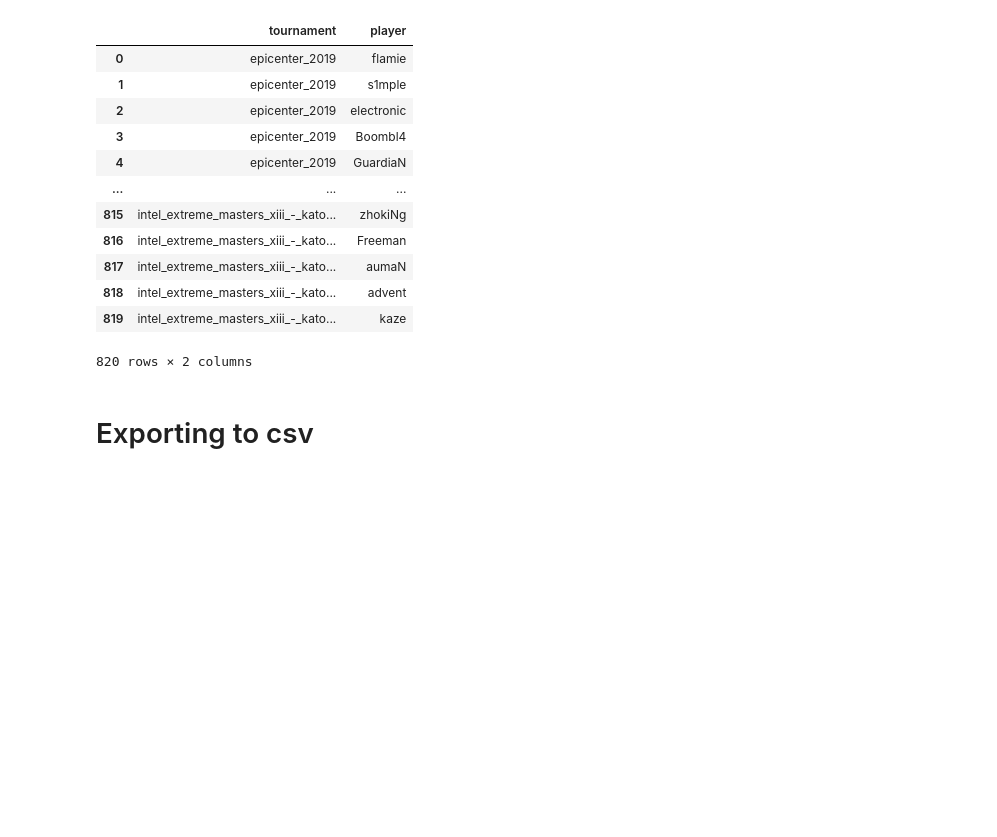
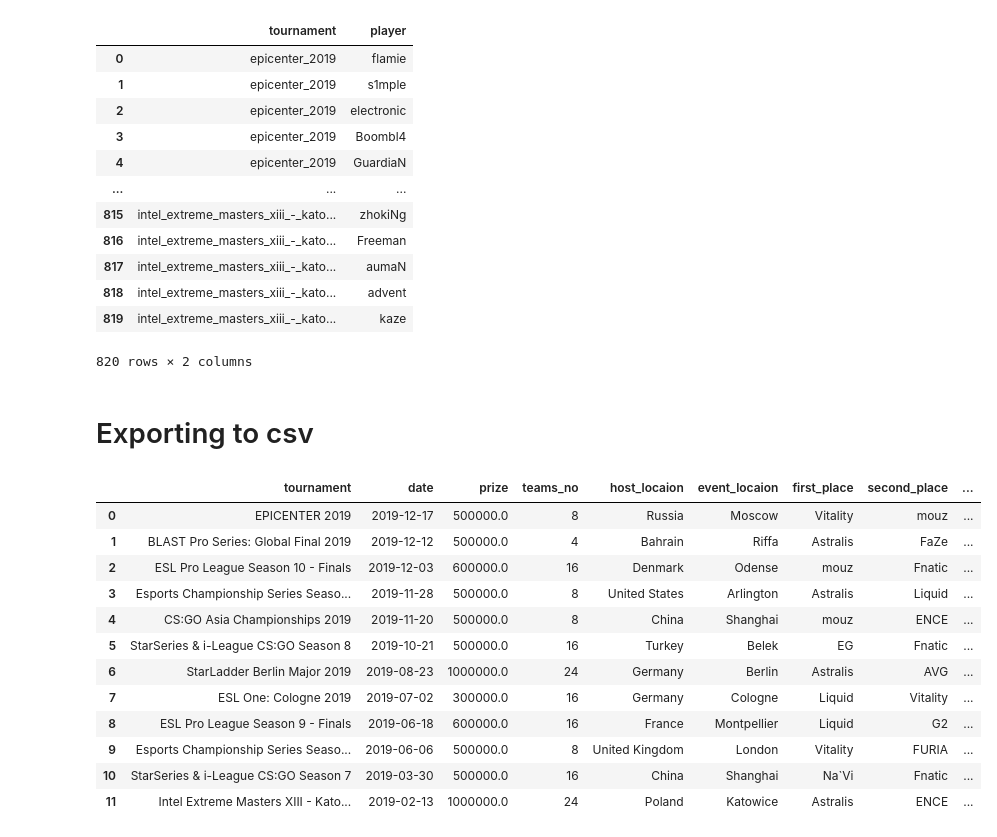
Before and after one commit to Lucascapdeville/Data_Gathering_Visualization, a Jupyter notebook: Data_Gathering.ipynb, the cells around one changed output. Saved outputs shown, nothing was run; the diff lists cells and outputs as text; code cells hidden in the pictures; blank space fills up the shorter version.

```diff
--- a/Data_Gathering.ipynb
+++ b/Data_Gathering.ipynb
@@ -10,7 +11,7 @@ import numpy as np
 # %% [markdown]
 ## Using liquipediapy
 # %%
-csgo_apy = counterstrike("Data_gathering(lucascapdeville@gmail.com)")
+csgo_apy = counterstrike(f"Data_gathering({os.getenv('email')})")
 # %%
 csgo_tournaments = csgo_apy.get_tournaments('Premier')
 csgo_players = csgo_apy.get_players()
@@ -235,0 +253,8 @@ players_2019_df.reset_index(drop = True).to_csv('players_2019',sep=';')
+# %%
+lat_long_tournaments = pd.read_csv('data/tournaments_lat_long_tableau.csv', sep =';')
+lat_long_tournaments = lat_long_tournaments.rename({'Event Locaion': 'event_locaion'},axis=1)
+lat_long_tournaments['event_locaion'] = lat_long_tournaments['event_locaion'].str.strip()
+tournaments_2019['event_locaion'] = tournaments_2019['event_locaion'].str.strip()
+# %%
+tournaments_2019_df_lat_long = pd.merge(tournaments_2019,lat_long_tournaments,how='left',on='event_locaion')
+tournaments_2019_df_lat_long.to_csv('tournaments_2019_df_lat_long.csv',sep=';')
@@ -235,0 +265,16 @@ players_2019_df.reset_index(drop = True).to_csv('players_2019',sep=';')
+# %%
+tournaments_2019_df_lat_long
+# %% [output]
+|  | tournament | date | prize | teams_no | host_locaion | event_locaion | first_place | second_place | ... |
+| 0 | EPICENTER 2019 | 2019-12-17 | 500000.0 | 8 | Russia | Moscow | Vitality | mouz | ... |
+| 1 | BLAST Pro Series: Global Final 2019 | 2019-12-12 | 500000.0 | 4 | Bahrain | Riffa | Astralis | FaZe | ... |
+| 2 | ESL Pro League Season 10 - Finals | 2019-12-03 | 600000.0 | 16 | Denmark | Odense | mouz | Fnatic | ... |
+| 3 | Esports Championship Series Seaso... | 2019-11-28 | 500000.0 | 8 | United States | Arlington | Astralis | Liquid | ... |
+| 4 | CS:GO Asia Championships 2019 | 2019-11-20 | 500000.0 | 8 | China | Shanghai | mouz | ENCE | ... |
+| 5 | StarSeries & i-League CS:GO Season 8 | 2019-10-21 | 500000.0 | 16 | Turkey | Belek | EG | Fnatic | ... |
+| 6 | StarLadder Berlin Major 2019 | 2019-08-23 | 1000000.0 | 24 | Germany | Berlin | Astralis | AVG | ... |
+| 7 | ESL One: Cologne 2019 | 2019-07-02 | 300000.0 | 16 | Germany | Cologne | Liquid | Vitality | ... |
+| 8 | ESL Pro League Season 9 - Finals | 2019-06-18 | 600000.0 | 16 | France | Montpellier | Liquid | G2 | ... |
+| 9 | Esports Championship Series Seaso... | 2019-06-06 | 500000.0 | 8 | United Kingdom | London | Vitality | FURIA | ... |
+| 10 | StarSeries & i-League CS:GO Season 7 | 2019-03-30 | 500000.0 | 16 | China | Shanghai | Na`Vi | Fnatic | ... |
+| 11 | Intel Extreme Masters XIII - Kato... | 2019-02-13 | 1000000.0 | 24 | Poland | Katowice | Astralis | ENCE | ... |
```
Also changed, not shown: parts of 7 cells of this notebook, 11 other files.
